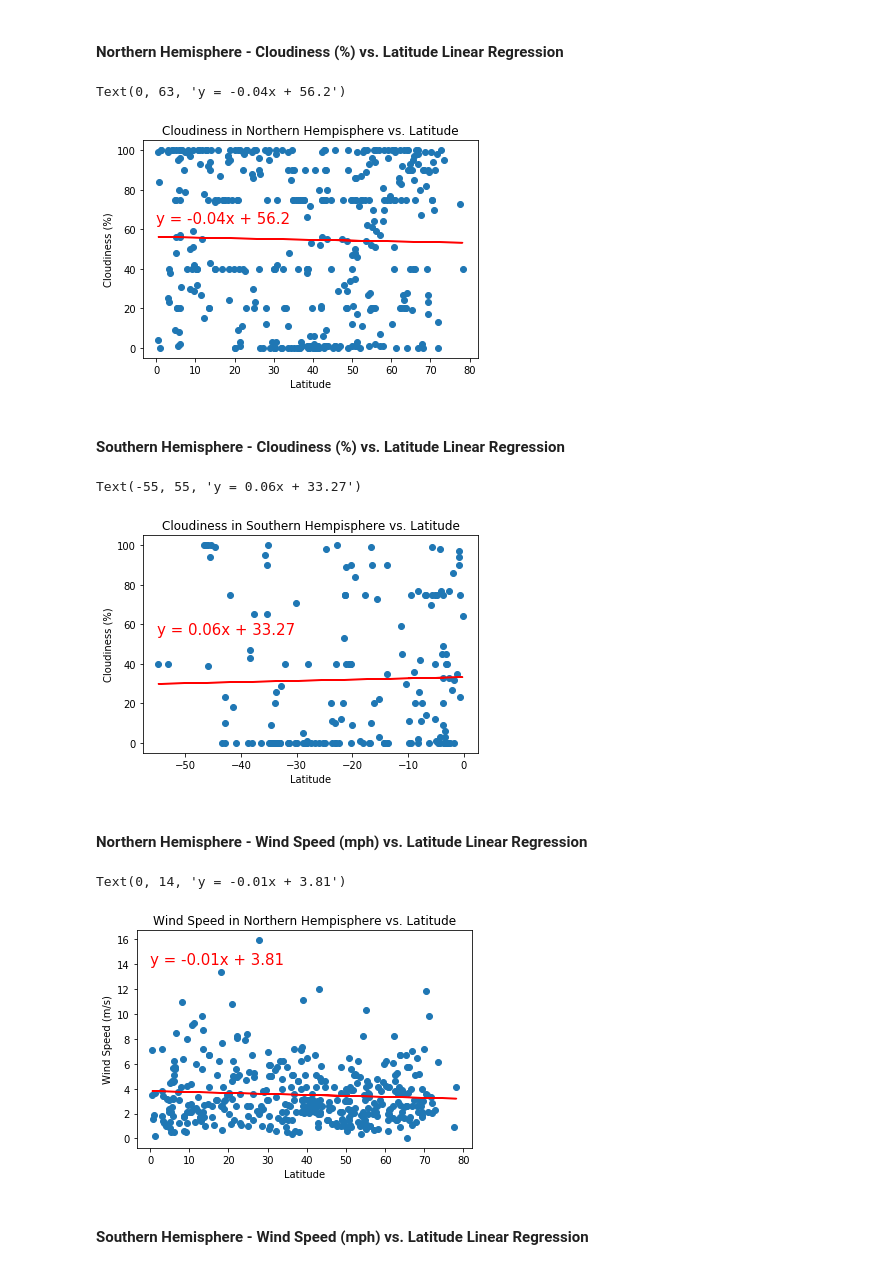
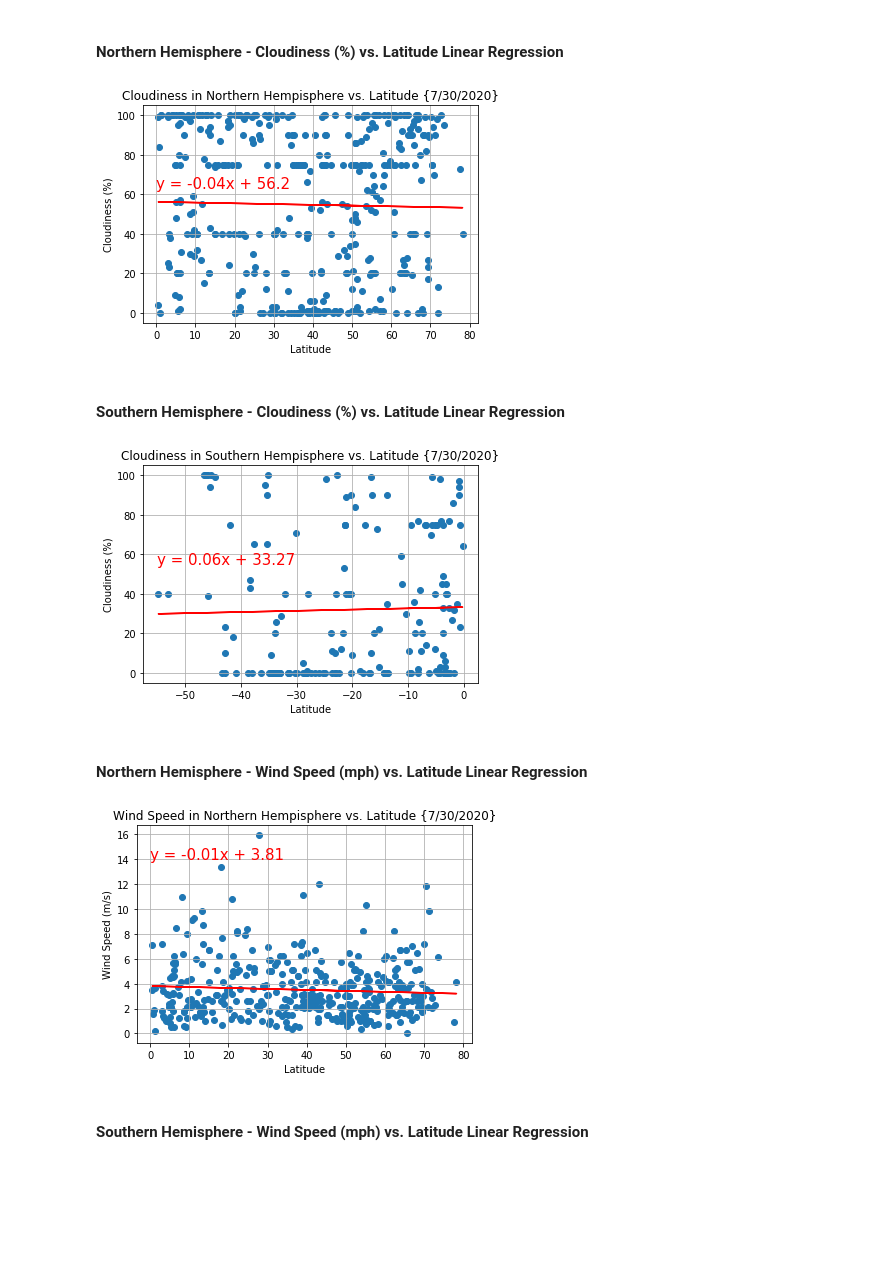
Before and after one commit to DiamondN97/python-api-challenge, a Jupyter notebook: WeatherPy/WeatherPy.ipynb, the cells around one changed output. Cells and saved outputs as stored; diff of their text form; code cells hidden in the pictures; blank space fills up the shorter version.

```diff
--- a/WeatherPy/WeatherPy.ipynb
+++ b/WeatherPy/WeatherPy.ipynb
@@ -368,19 +381,19 @@ Text(-55, 30, 'y = -0.16x + 62.31')
 # %%
 (slope, intercept, rvalue, pvalue, stderr) = linregress(northern['Lat'], northern['Cloudiness (%)'])
 reg_values = northern['Lat'] * slope + intercept
 line_eq = "y = " + str(round(slope,2)) + "x + " + str(round(intercept,2))
 plt.scatter(northern['Lat'], northern['Cloudiness (%)'])
 #Lin regress plot
 plt.plot(northern['Lat'],reg_values, 'r')
-plt.title('Cloudiness in Northern Hempisphere vs. Latitude')
+plt.title('Cloudiness in Northern Hempisphere vs. Latitude {7/30/2020}')
 plt.xlabel('Latitude')
 plt.ylabel('Cloudiness (%)')
 # plt.text(20, 50, linregress, ha = 'center', va = 'center')
 plt.annotate(line_eq,(0,63),fontsize=15,color="red")
-# plt.savefig('Cloudiness_vs_lat_north.png')
+plt.grid()
+plt.savefig('cloudiness_vs_lat_north.png')
 # %% [output]
-Text(0, 63, 'y = -0.04x + 56.2')
-[figure, old version]
+[figure, new version]
 # %% [markdown]
 ####  Southern Hemisphere - Cloudiness (%) vs. Latitude Linear Regression
 # %%
@@ -390,15 +403,15 @@ line_eq = "y = " + str(round(slope,2)) + "x + " + str(round(intercept,2))
 plt.scatter(southern['Lat'], southern['Cloudiness (%)'])
 #Lin regress plot
 plt.plot(southern['Lat'],reg_values, 'r')
-plt.title('Cloudiness in Southern Hempisphere vs. Latitude')
+plt.title('Cloudiness in Southern Hempisphere vs. Latitude {7/30/2020}')
 plt.xlabel('Latitude')
 plt.ylabel('Cloudiness (%)')
 # plt.text(20, 50, linregress, ha = 'center', va = 'center')
 plt.annotate(line_eq,(-55,55),fontsize=15,color="red")
-# plt.savefig('cloudiness_vs_lat_south.png')
+plt.grid()
+plt.savefig('cloudiness_vs_lat_south.png')
 # %% [output]
-Text(-55, 55, 'y = 0.06x + 33.27')
-[figure, old version]
+[figure, new version]
 # %% [markdown]
 ####  Northern Hemisphere - Wind Speed (mph) vs. Latitude Linear Regression
 # %%
@@ -408,15 +421,15 @@ line_eq = "y = " + str(round(slope,2)) + "x + " + str(round(intercept,2))
 plt.scatter(northern['Lat'], northern['Wind Speed (m/s)'])
 #Lin regress plot
 plt.plot(northern['Lat'],reg_values, 'r')
-plt.title('Wind Speed in Northern Hempisphere vs. Latitude')
+plt.title('Wind Speed in Northern Hempisphere vs. Latitude {7/30/2020}')
 plt.xlabel('Latitude')
 plt.ylabel('Wind Speed (m/s)')
 # plt.text(20, 50, linregress, ha = 'center', va = 'center')
 plt.annotate(line_eq,(0,14),fontsize=15,color="red")
-# plt.savefig('wind_speed_vs_lat_north.png')
+plt.grid()
+plt.savefig('wind_speed_vs_lat_north.png')
 # %% [output]
-Text(0, 14, 'y = -0.01x + 3.81')
-[figure, old version]
+[figure, new version]
 # %% [markdown]
 ####  Southern Hemisphere - Wind Speed (mph) vs. Latitude Linear Regression
 # %%
```
Also changed, not shown: parts of 17 cells of this notebook, 12 other files.
